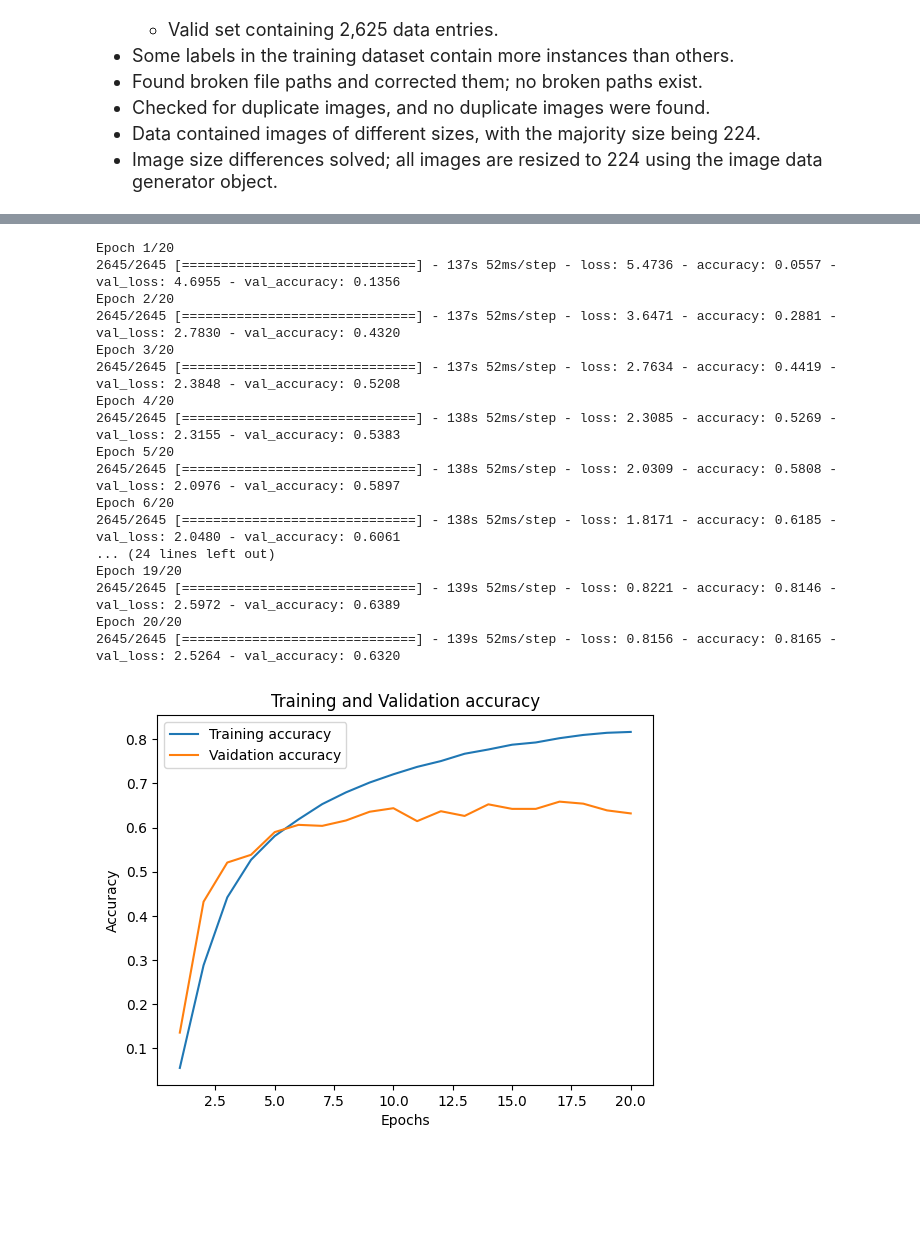
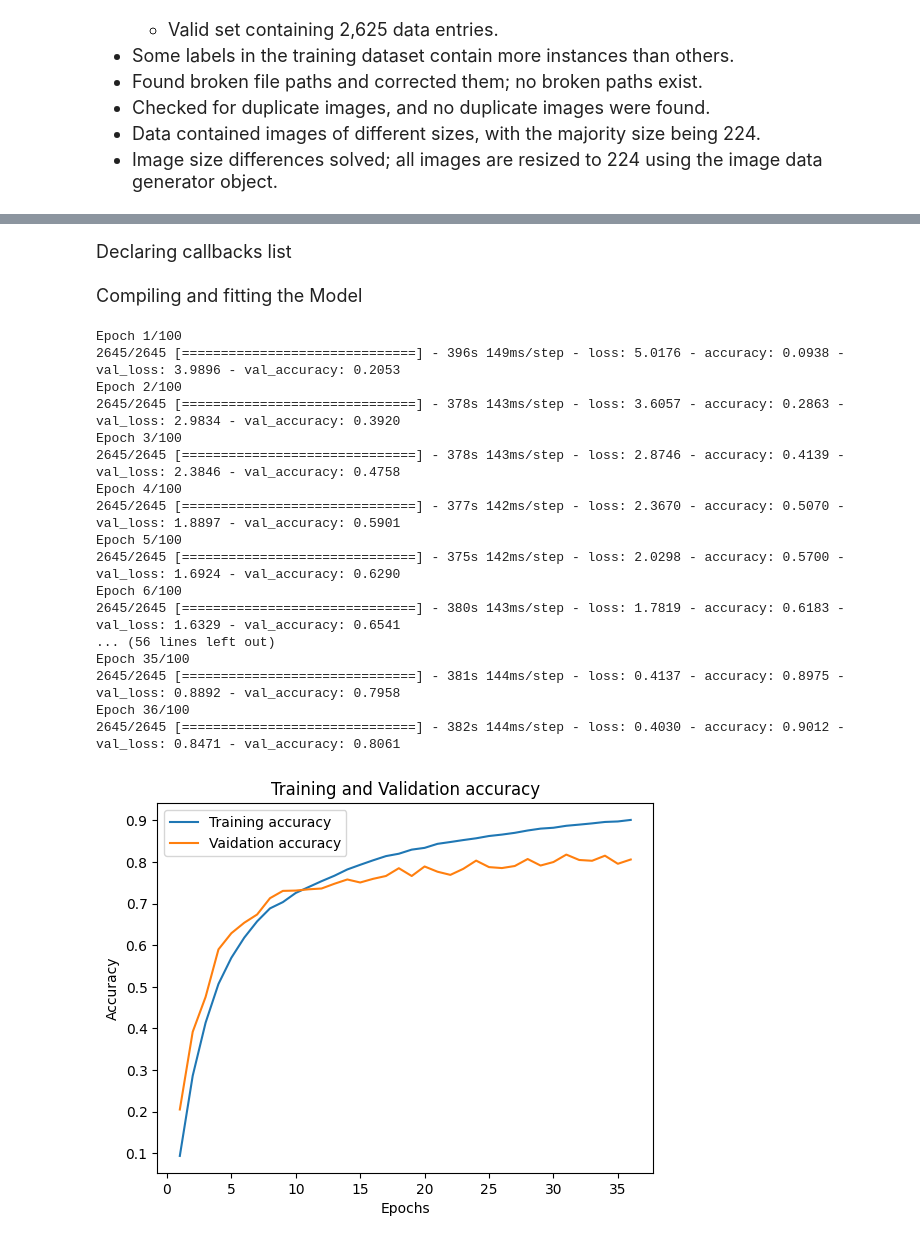
Before and after one commit to GerryKanz/Final-project-image-classification-model, a Jupyter notebook: final_project_ML.ipynb, the cells around one changed output, grey strips where cells are left out. Cells and saved outputs as stored; diff of their text form; code cells hidden in the pictures; blank space fills up the shorter version.

Commit message:
Callbacks added.
In this iteration, I have revised the model construction methodology. Same architecture but the model is now built incrementally using the .add() method.

```diff
--- a/final_project_ML.ipynb
+++ b/final_project_ML.ipynb
@@ -436,11 +440,12 @@ print(len(duplicate_images))
 <p style ='font-size: 26px'>5. Data Generator</p>
 <p style ='font-size: 18px'>To be able to use our data as inputs to our machine learning model the following will use a data generator to load our data for training, testing and validation into respective variables using image data generator from tensorflow.</p>
 # %%
-data_generator = ImageDataGenerator(rescale=1./255)
+data_generator = ImageDataGenerator(zoom_range = 0.2,
+                                    rescale = 1.0/224 )
 
-train = data_generator.flow_from_directory('train', target_size=(224, 224), batch_size=32, class_mode='sparse')
-test = data_generator.flow_from_directory('test', target_size=(224, 224), batch_size=32, class_mode='sparse')
-valid = data_generator.flow_from_directory('valid', target_size=(224, 224), batch_size=32, class_mode='sparse')
+train = data_generator.flow_from_directory('train', target_size=(224, 224), batch_size=32, class_mode='sparse', color_mode='rgb')
+test = data_generator.flow_from_directory('test', target_size=(224, 224), batch_size=32, class_mode='sparse', color_mode='rgb')
+valid = data_generator.flow_from_directory('valid', target_size=(224, 224), batch_size=32, class_mode='sparse', color_mode='rgb')
 # %% [output]
 Found 84635 images belonging to 525 classes.
 Found 2625 images belonging to 525 classes.
@@ -518,4 +473,0 @@ accuracy score 0.19%
-# %%
-train = image_dataset_from_directory('train', image_size=(224, 224),  batch_size = 32)
-test = image_dataset_from_directory('test', image_size=(224, 224), batch_size = 32)
-valid = image_dataset_from_directory('valid', image_size=(224, 224), batch_size = 32)
@@ -682,39 +528,65 @@ _________________________________________________________________
+# %% [markdown]
+<p style ='font-size: 18px'>Declaring callbacks list</p>
+# %%
+callbacks = [
+    callbacks.EarlyStopping(
+        monitor = "val_accuracy",
+        patience = 5
+    ),
+
+    callbacks.ModelCheckpoint(
+        filepath="checkpoints.keras",
+        save_best_only = True,
+        monitor = "val_loss"
+    ),
+
+    callbacks.TensorBoard(
+        log_dir = 'logs_dir'
+    )
+]
+# %% [markdown]
+<p style ='font-size: 18px'>Compiling and fitting the Model</p>
 # %%
 model.compile(optimizer = 'rmsprop',
              loss='sparse_categorical_crossentropy',
              metrics=['accuracy'])
 
-history = model.fit(train, validation_data = valid, epochs=20, batch_size=32)
+history = model.fit(train,
+                    validation_data = valid,
+                    epochs=100,
+                    callbacks = callbacks,
+                    batch_size=128)
 # %% [output]
-Epoch 1/20
-2645/2645 [==============================] - 137s 52ms/step - loss: 5.4736 - accuracy: 0.0557 - val_loss: 4.6955 - val_accuracy: 0.1356
-Epoch 2/20
-2645/2645 [==============================] - 137s 52ms/step - loss: 3.6471 - accuracy: 0.2881 - val_loss: 2.7830 - val_accuracy: 0.4320
-Epoch 3/20
-2645/2645 [==============================] - 137s 52ms/step - loss: 2.7634 - accuracy: 0.4419 - val_loss: 2.3848 - val_accuracy: 0.5208
-Epoch 4/20
-2645/2645 [==============================] - 138s 52ms/step - loss: 2.3085 - accuracy: 0.5269 - val_loss: 2.3155 - val_accuracy: 0.5383
-Epoch 5/20
-2645/2645 [==============================] - 138s 52ms/step - loss: 2.0309 - accuracy: 0.5808 - val_loss: 2.0976 - val_accuracy: 0.5897
-Epoch 6/20
-2645/2645 [==============================] - 138s 52ms/step - loss: 1.8171 - accuracy: 0.6185 - val_loss: 2.0480 - val_accuracy: 0.6061
-... (24 lines left out)
-Epoch 19/20
-2645/2645 [==============================] - 139s 52ms/step - loss: 0.8221 - accuracy: 0.8146 - val_loss: 2.5972 - val_accuracy: 0.6389
-Epoch 20/20
-2645/2645 [==============================] - 139s 52ms/step - loss: 0.8156 - accuracy: 0.8165 - val_loss: 2.5264 - val_accuracy: 0.6320
+Epoch 1/100
+2645/2645 [==============================] - 396s 149ms/step - loss: 5.0176 - accuracy: 0.0938 - val_loss: 3.9896 - val_accuracy: 0.2053
+Epoch 2/100
+2645/2645 [==============================] - 378s 143ms/step - loss: 3.6057 - accuracy: 0.2863 - val_loss: 2.9834 - val_accuracy: 0.3920
+Epoch 3/100
+2645/2645 [==============================] - 378s 143ms/step - loss: 2.8746 - accuracy: 0.4139 - val_loss: 2.3846 - val_accuracy: 0.4758
+Epoch 4/100
+2645/2645 [==============================] - 377s 142ms/step - loss: 2.3670 - accuracy: 0.5070 - val_loss: 1.8897 - val_accuracy: 0.5901
+Epoch 5/100
+2645/2645 [==============================] - 375s 142ms/step - loss: 2.0298 - accuracy: 0.5700 - val_loss: 1.6924 - val_accuracy: 0.6290
+Epoch 6/100
+2645/2645 [==============================] - 380s 143ms/step - loss: 1.7819 - accuracy: 0.6183 - val_loss: 1.6329 - val_accuracy: 0.6541
+... (56 lines left out)
+Epoch 35/100
+2645/2645 [==============================] - 381s 144ms/step - loss: 0.4137 - accuracy: 0.8975 - val_loss: 0.8892 - val_accuracy: 0.7958
+Epoch 36/100
+2645/2645 [==============================] - 382s 144ms/step - loss: 0.4030 - accuracy: 0.9012 - val_loss: 0.8471 - val_accuracy: 0.8061
 # %%
 plt.clf()
 acc = history.history['accuracy']
 val_acc = history.history['val_accuracy']
+epochs = range(1, len(acc) + 1)
 
 plt.plot(epochs, acc, label = 'Training accuracy')
 plt.plot(epochs, val_acc, label='Vaidation accuracy')
 plt.title('Training and Validation accuracy')
 plt.xlabel('Epochs')
 plt.ylabel('Accuracy')
 plt.legend()
 plt.show()
 # %% [output]
-[figure, old version]
+[figure, new version]
 # %% [markdown]
```
Also changed, not shown: parts of 25 cells of this notebook.
